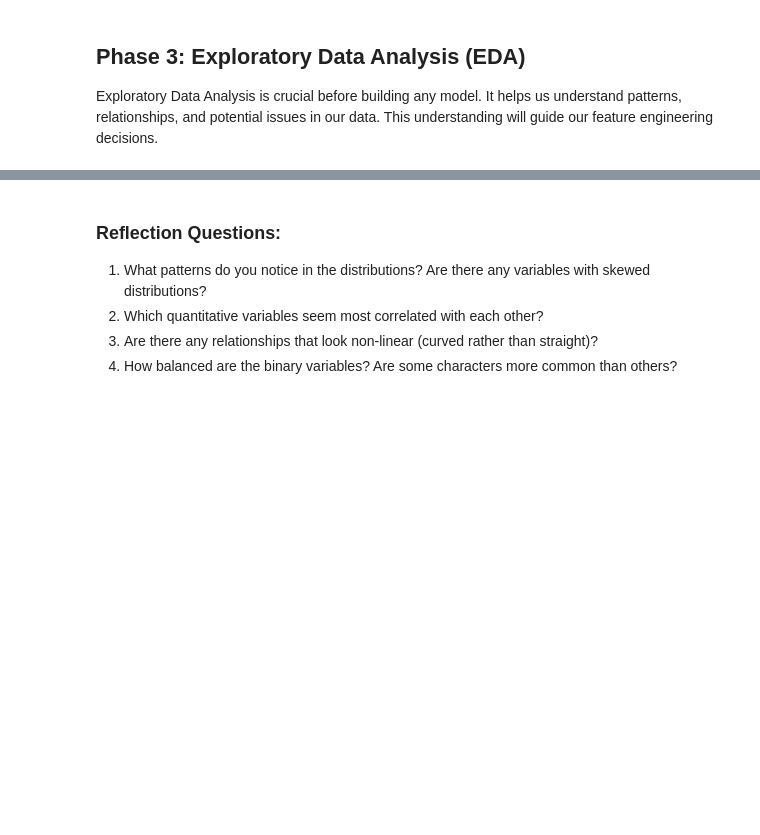
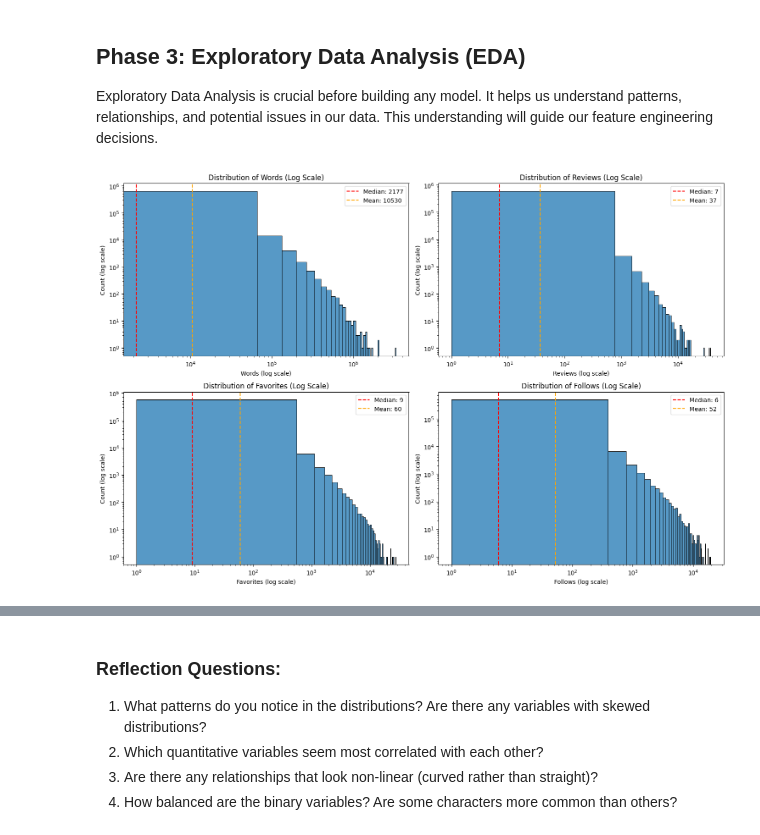
Before and after one commit to Tuminha/Harry-Potter, a Jupyter notebook: notebooks/harry_potter_logistic_regression.ipynb, the cells around one changed output, grey strips where cells are left out. Saved outputs shown, nothing was run; the diff lists cells and outputs as text; code cells hidden in the pictures; blank space fills up the shorter version.

```diff
--- a/notebooks/harry_potter_logistic_regression.ipynb
+++ b/notebooks/harry_potter_logistic_regression.ipynb
@@ -95,0 +243,34 @@ Exploratory Data Analysis is crucial before building any model. It helps us unde
+# %%
+# TODO: Create distribution plots for quantitative variables
+# Plot distributions for: words, reviews, favorites, follows
+# We'll use subplots for better visualization
+
+# Create distribution plots with log scale for better insight
+fig, axes = plt.subplots(2, 2, figsize=(15, 10))
+axes = axes.flatten()
+
+quant_vars = ['Words_clean', 'Reviews_clean', 'Favs_clean', 'Follows_clean']
+var_names = ['Words', 'Reviews', 'Favorites', 'Follows']
+
+for i, (var, name) in enumerate(zip(quant_vars, var_names)):
+    data = hp[var].dropna()
+
+    # Use log scale for better visualization of skewed data
+    sns.histplot(data, bins=50, ax=axes[i])
+    axes[i].set_yscale('log')
+    axes[i].set_xscale('log')
+    axes[i].set_title(f'Distribution of {name} (Log Scale)')
+    axes[i].set_xlabel(f'{name} (log scale)')
+    axes[i].set_ylabel('Count (log scale)')
+
+    # Add summary statistics
+    median_val = data.median()
+    mean_val = data.mean()
+    axes[i].axvline(median_val, color='red', linestyle='--', label=f'Median: {median_val:.0f}')
+    axes[i].axvline(mean_val, color='orange', linestyle='--', label=f'Mean: {mean_val:.0f}')
+    axes[i].legend()
+
+plt.tight_layout()
+plt.show()
+# %% [output]
+[figure, added]
```
Also changed, not shown: parts of 18 cells of this notebook, 13 other files.
